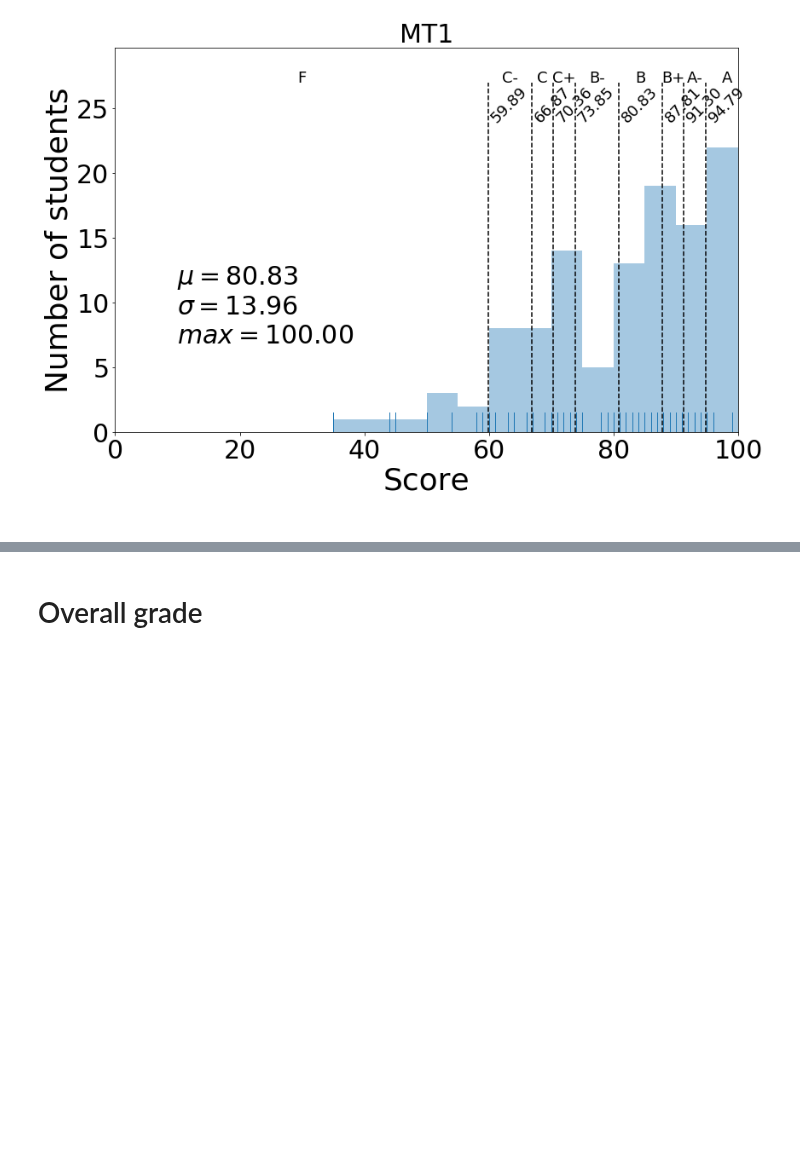
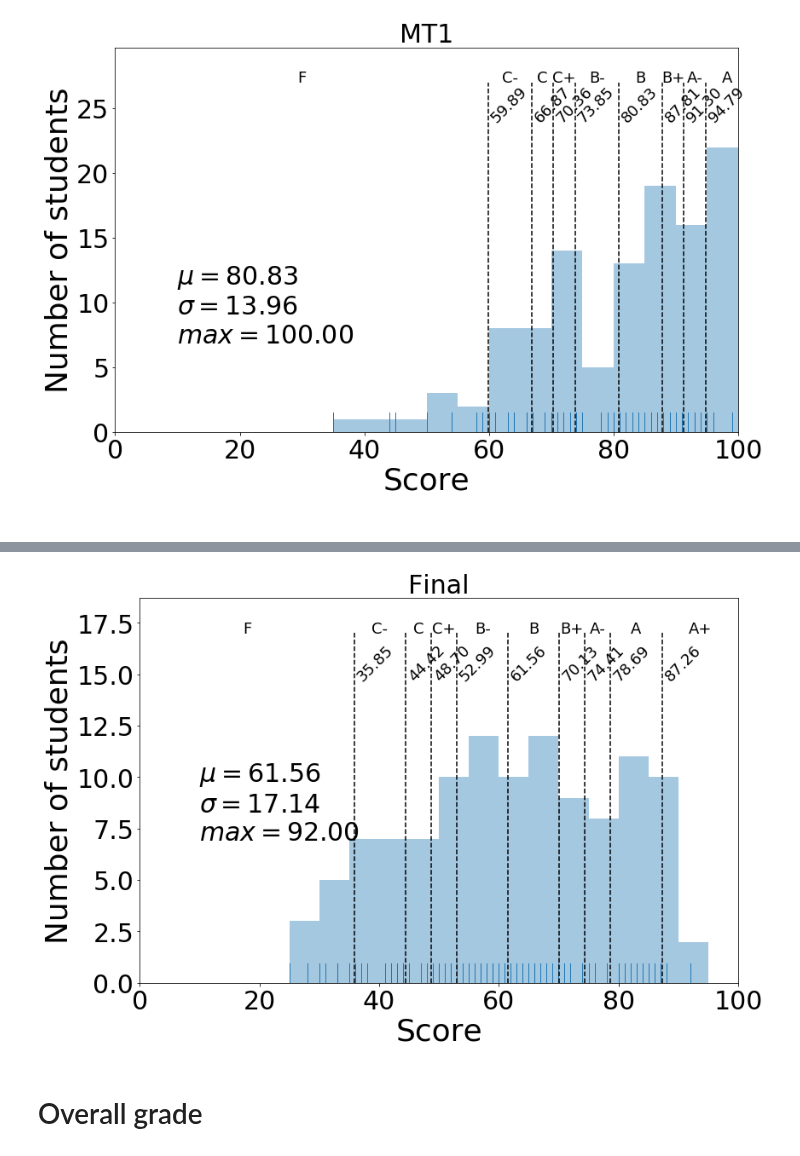
Before and after one commit to materialsvirtuallab/ceng114, a Jupyter notebook: grades/statsw2018.ipynb, the cells around one changed output, grey strips where cells are left out. Cells and saved outputs as stored; diff of their text form; code cells hidden in the pictures; blank space fills up the shorter version.

```diff
--- a/grades/statsw2018.ipynb
+++ b/grades/statsw2018.ipynb
@@ -205,5 +204,7 @@ cutoffs = bar_plot(d, "MT2", annotate=True)
 # %%
-# cutoffs = bar_plot(d, "Final", annotate=True)
+cutoffs = bar_plot(d, "Final", annotate=True)
+# %% [output]
+[figure, added]
 # %% [markdown]
 # Overall grade
 # %%
```
Also changed, not shown: parts of 9 cells of this notebook.
